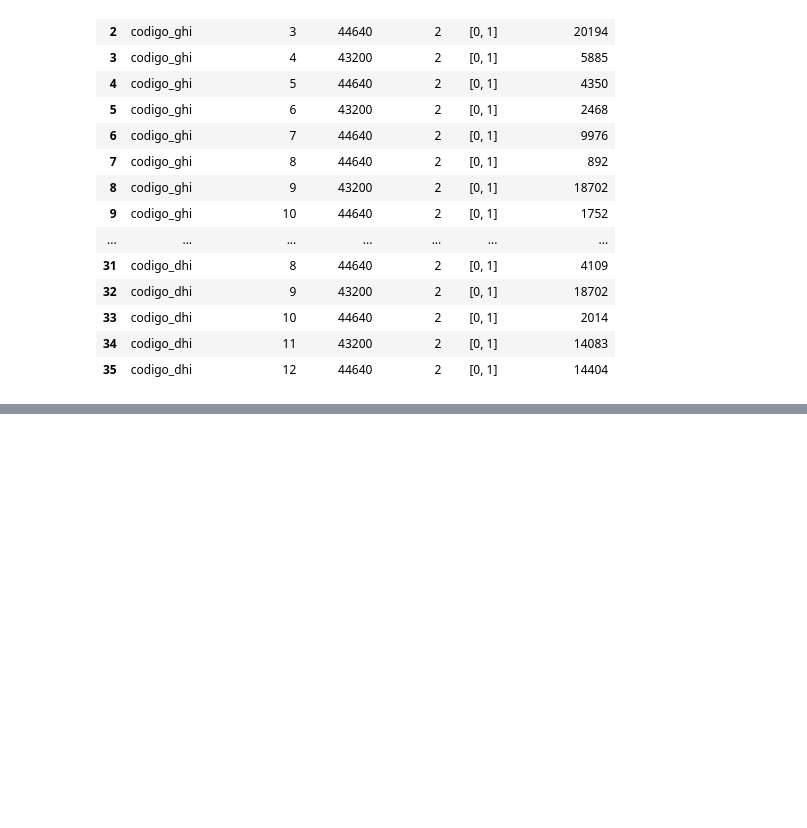
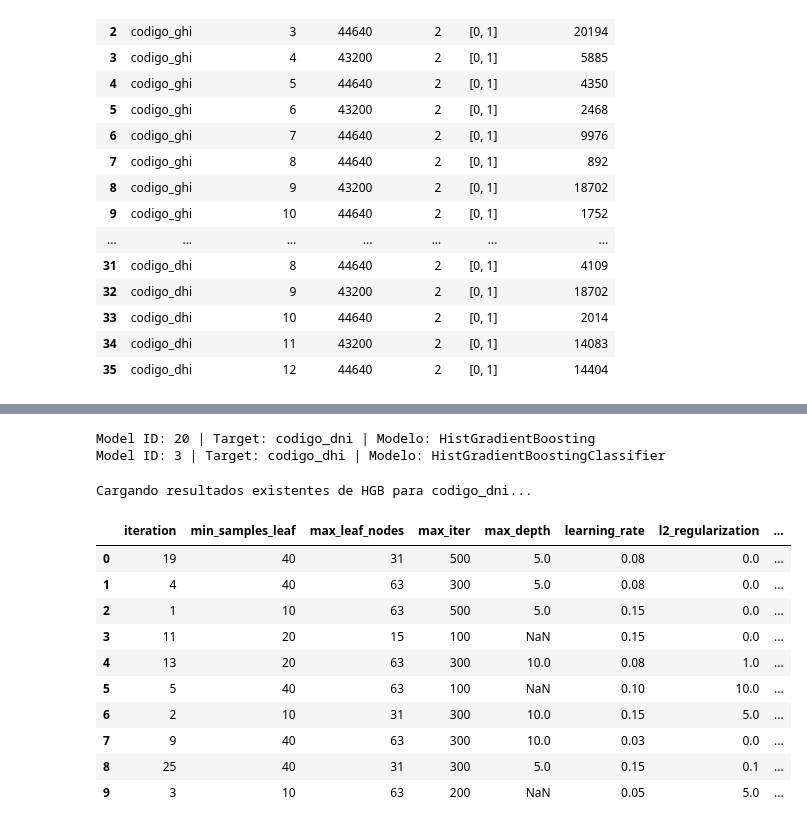
Before and after one commit to zacariasct4/TFM_IEBS, a Jupyter notebook: notebooks/15_model_selection_optimization.ipynb, the cells around one changed output, grey strips where cells are left out. Cells and saved outputs as stored; diff of their text form; code cells hidden in the pictures; blank space fills up the shorter version.

```diff
--- a/notebooks/15_model_selection_optimization.ipynb
+++ b/notebooks/15_model_selection_optimization.ipynb
@@ -440,0 +878,77 @@ class_presence_by_month
+# %%
+hgb_candidates = {
+    model_id: data
+    for model_id, data in optimization_data.items()
+    if "HistGradientBoosting" in data["model_name"]
+}
+
+for model_id, data in hgb_candidates.items():
+
+    print(
+        f"Model ID: {model_id} | "
+        f"Target: {data['target']} | "
+        f"Modelo: {data['model_name']}"
+    )
+# %% [output]
+Model ID: 20 | Target: codigo_dni | Modelo: HistGradientBoosting
+Model ID: 3 | Target: codigo_dhi | Modelo: HistGradientBoostingClassifier
+# %%
+dni_hgb_id = next(
+    model_id
+    for model_id, data in hgb_candidates.items()
+    if data["target"] == "codigo_dni"
+)
+
+if (
+    HGB_DNI_RESULTS_PATH.exists()
+    and not FORCE_RETRAIN_HGB
+):
+
+    print(
+        "Cargando resultados existentes "
+        "de HGB para codigo_dni..."
+    )
+
+    hgb_dni_results = pd.read_parquet(
+        HGB_DNI_RESULTS_PATH
+    )
+
+else:
+
+    print(
+        "Ejecutando optimización de HGB "
+        "para codigo_dni..."
+    )
+
+    hgb_dni_results = optimize_hgb(
+        data=optimization_data[dni_hgb_id],
+        param_space=hgb_param_space,
+        n_iter=25,
+        random_state=RANDOM_STATE
+    )
+
+    hgb_dni_results.to_parquet(
+        HGB_DNI_RESULTS_PATH,
+        index=False
+    )
+
+    print(
+        f"Resultados guardados en: "
+        f"{HGB_DNI_RESULTS_PATH}"
+    )
+# %% [output]
+Cargando resultados existentes de HGB para codigo_dni...
+# %%
+hgb_dni_results.head(10)
+# %% [output]
+|  | iteration | min_samples_leaf | max_leaf_nodes | max_iter | max_depth | learning_rate | l2_regularization | ... |
+| 0 | 19 | 40 | 31 | 500 | 5.0 | 0.08 | 0.0 | ... |
+| 1 | 4 | 40 | 63 | 300 | 5.0 | 0.08 | 0.0 | ... |
+| 2 | 1 | 10 | 63 | 500 | 5.0 | 0.15 | 0.0 | ... |
+| 3 | 11 | 20 | 15 | 100 | NaN | 0.15 | 0.0 | ... |
+| 4 | 13 | 20 | 63 | 300 | 10.0 | 0.08 | 1.0 | ... |
+| 5 | 5 | 40 | 63 | 100 | NaN | 0.10 | 10.0 | ... |
+| 6 | 2 | 10 | 31 | 300 | 10.0 | 0.15 | 5.0 | ... |
+| 7 | 9 | 40 | 63 | 300 | 10.0 | 0.03 | 0.0 | ... |
+| 8 | 25 | 40 | 31 | 300 | 5.0 | 0.15 | 0.1 | ... |
+| 9 | 3 | 10 | 63 | 200 | NaN | 0.05 | 5.0 | ... |
```
Also changed, not shown: parts of 38 cells of this notebook, 8 other files.
